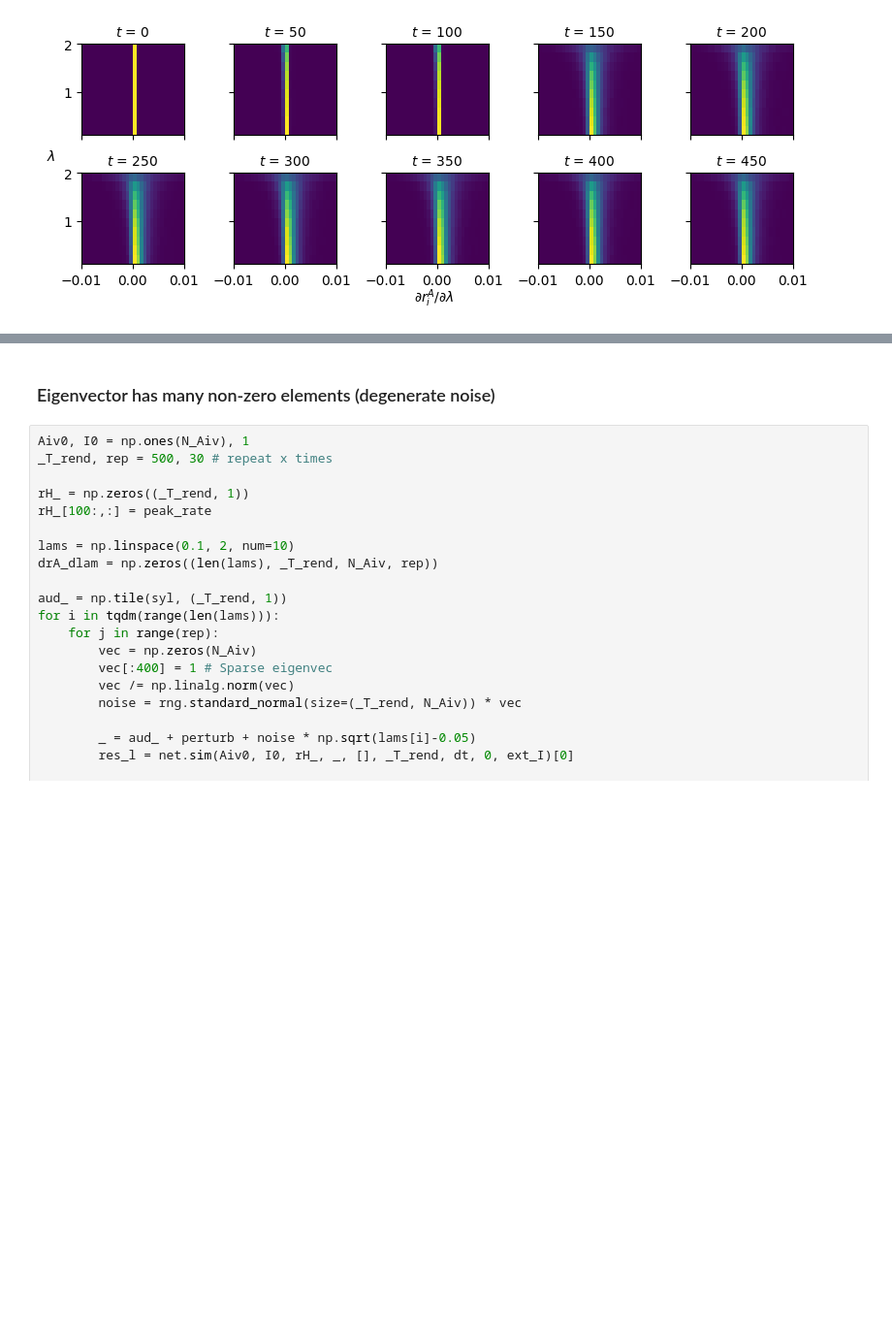
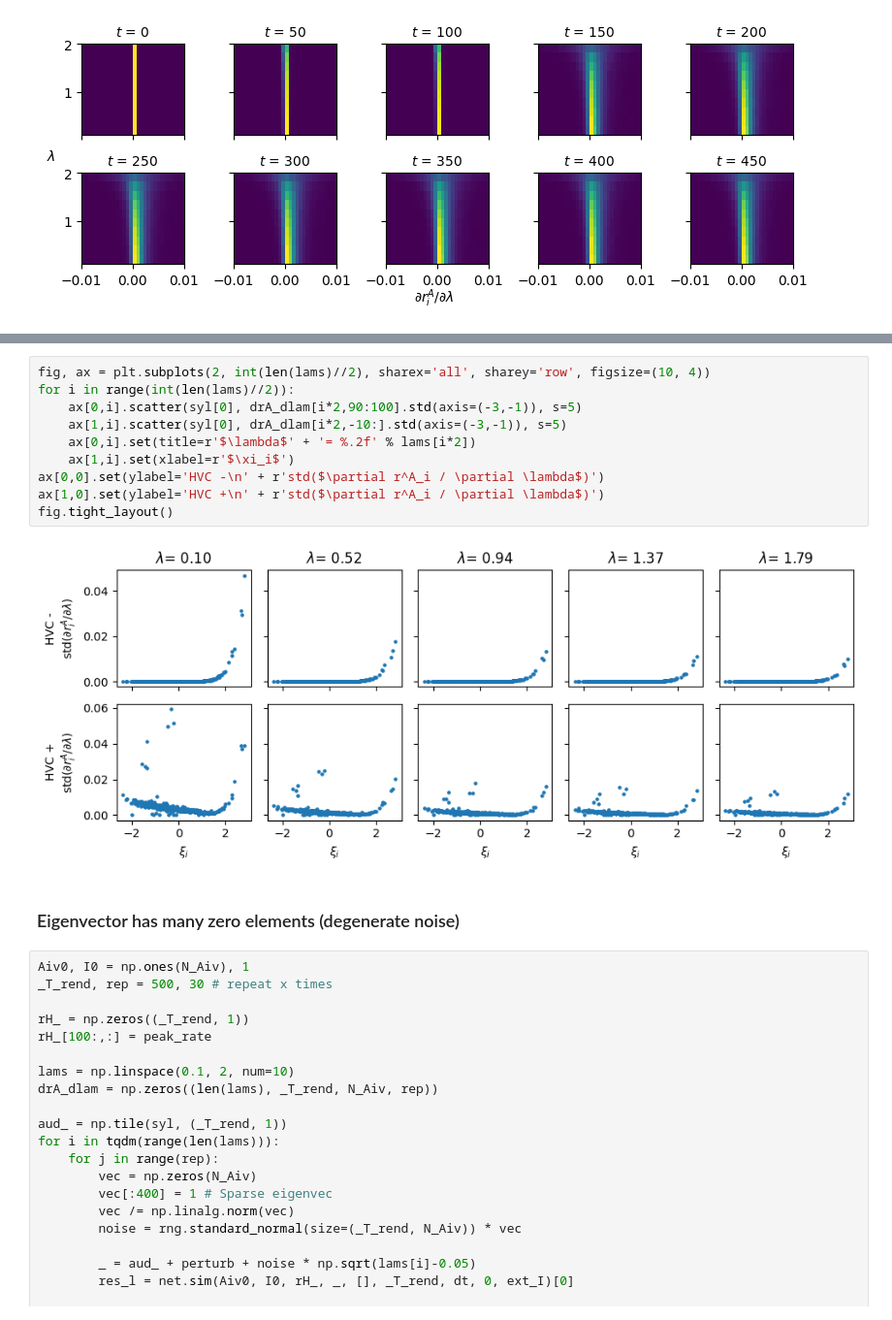
Before and after one commit to gongziyida/vocal-error-network, a Jupyter notebook: rec_wilson_cowan_error_code.ipynb, the cells around one changed output, grey strips where cells are left out. Shown at 97% size. Drawn from its saved outputs; the diff is of its cells as text; blank space fills up the shorter version.

```diff
--- a/rec_wilson_cowan_error_code.ipynb
+++ b/rec_wilson_cowan_error_code.ipynb
@@ -273,5 +233,17 @@ fig.tight_layout()
+# %%
+fig, ax = plt.subplots(2, int(len(lams)//2), sharex='all', sharey='row', figsize=(10, 4))
+for i in range(int(len(lams)//2)):
+    ax[0,i].scatter(syl[0], drA_dlam[i*2,90:100].std(axis=(-3,-1)), s=5)
+    ax[1,i].scatter(syl[0], drA_dlam[i*2,-10:].std(axis=(-3,-1)), s=5)
+    ax[0,i].set(title=r'$\lambda$' + '= %.2f' % lams[i*2])
+    ax[1,i].set(xlabel=r'$\xi_i$')
+ax[0,0].set(ylabel='HVC -\n' + r'std($\partial r^A_i / \partial \lambda$)')
+ax[1,0].set(ylabel='HVC +\n' + r'std($\partial r^A_i / \partial \lambda$)')
+fig.tight_layout()
+# %% [output]
+[figure, added]
 # %% [markdown]
-### Eigenvector has many non-zero elements (degenerate noise)
+### Eigenvector has many zero elements (degenerate noise)
 # %%
 Aiv0, I0 = np.ones(N_Aiv), 1
 _T_rend, rep = 500, 30 # repeat x times
```
Also changed, not shown: parts of 9 cells of this notebook, 1 other file.
